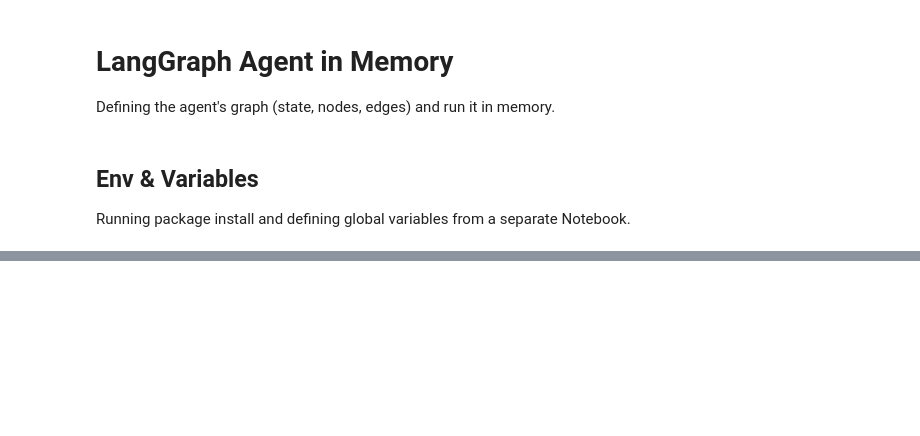
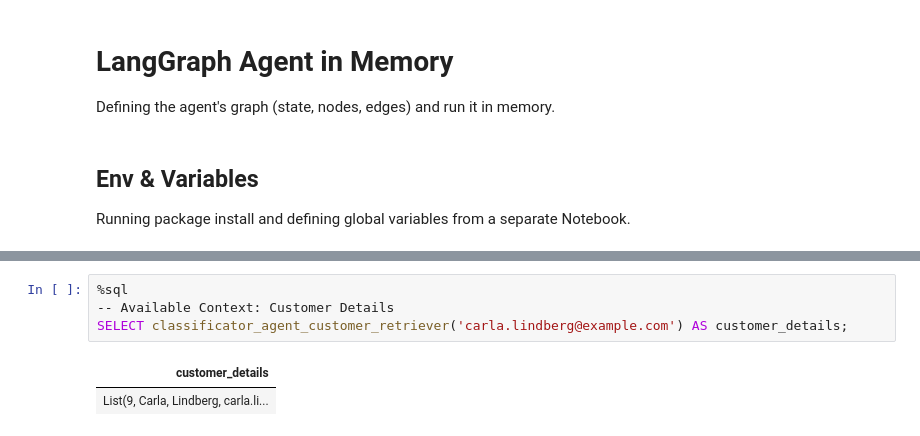
Before and after one commit to gabri-al/email_classificator_agent, a Jupyter notebook: 03_Agent_Graph_inMemory.ipynb, the cells around one changed output, grey strips where cells are left out. Saved outputs shown, nothing was run; the diff lists cells and outputs as text; blank space fills up the shorter version.

```diff
--- a/03_Agent_Graph_inMemory.ipynb
+++ b/03_Agent_Graph_inMemory.ipynb
@@ -10,0 +242,7 @@ Running package install and defining global variables from a separate Notebook.
+# %%
+%sql
+-- Available Context: Customer Details
+SELECT classificator_agent_customer_retriever('carla.lindberg@example.com') AS customer_details;
+# %% [output]
+| customer_details |
+| List(9, Carla, Lindberg, carla.li... |
```
Also changed, not shown: parts of 25 cells of this notebook, 3 other files.
